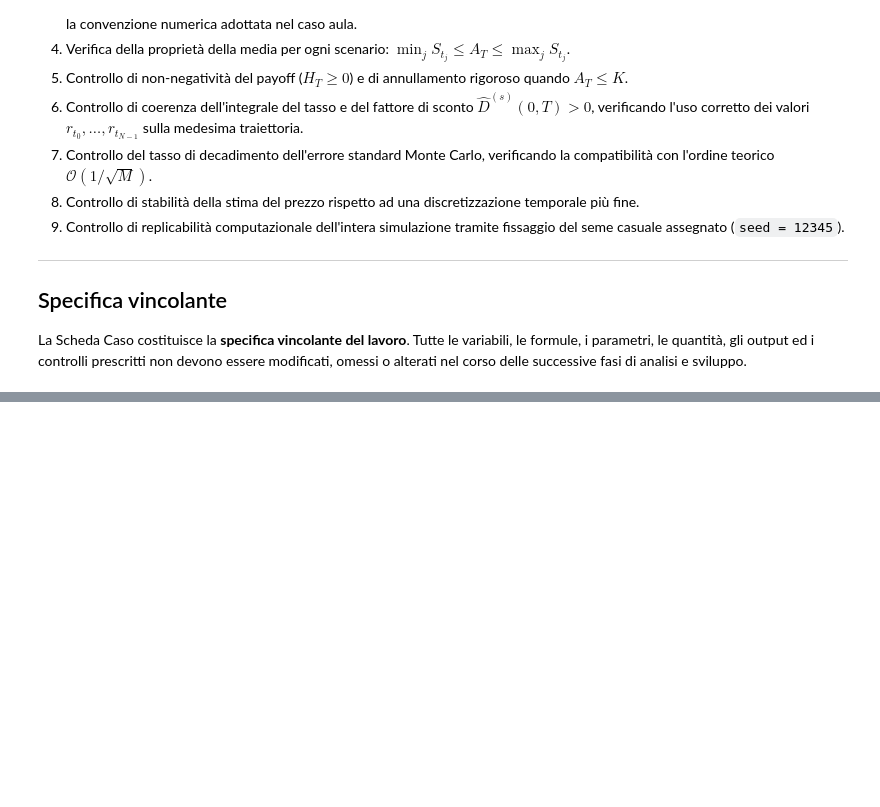
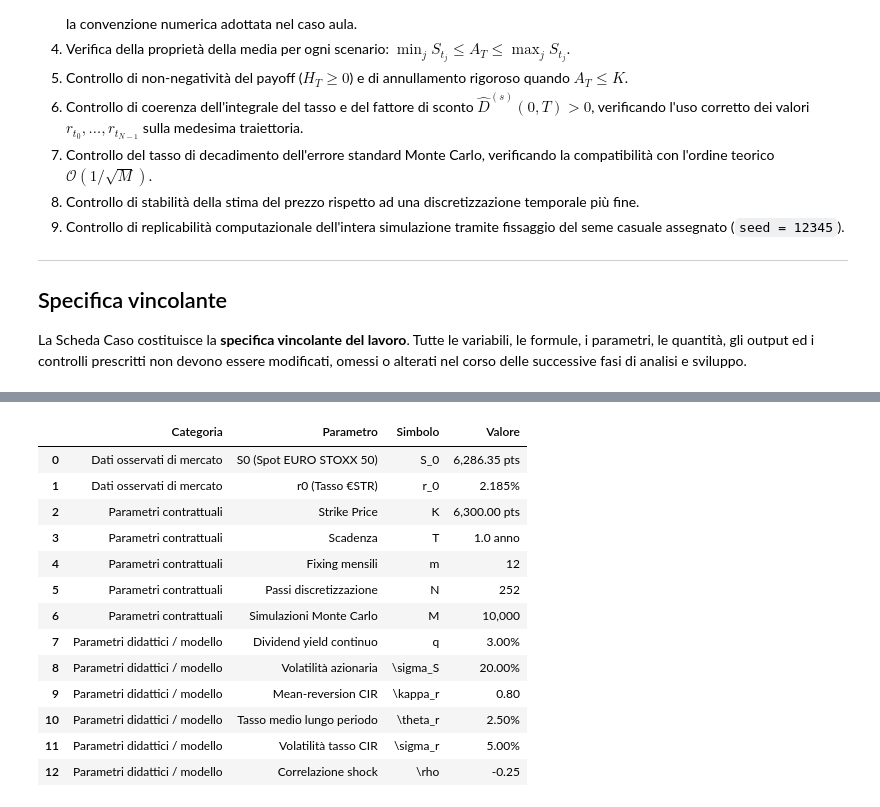
Before and after one commit to paolo-fix/CORSO-MQF, a Jupyter notebook: 04_Codice/Lez07/Lezione_07_Notebook_TakeHome_Stud2.ipynb, the cells around one changed output, grey strips where cells are left out. Drawn from its saved outputs; the diff is of its cells as text; code cells hidden in the pictures; blank space fills up the shorter version.

```diff
--- a/04_Codice/Lez07/Lezione_07_Notebook_TakeHome_Stud2.ipynb
+++ b/04_Codice/Lez07/Lezione_07_Notebook_TakeHome_Stud2.ipynb
@@ -72,0 +98,69 @@ La Scheda Caso costituisce la **specifica vincolante del lavoro**. Tutte le vari
+# %%
+# ==============================================================================
+# TAPPA 1: Inizializzazione Ambiente e Configurazione Parametri
+# ==============================================================================
+
+import numpy as np
+import pandas as pd
+import matplotlib.pyplot as plt
+
+# ------------------------------------------------------------------------------
+# 1. Impostazione del Seme di Casualità (Controllo 9)
+# ------------------------------------------------------------------------------
+SEED = 12345
+np.random.seed(SEED)
+
+# ------------------------------------------------------------------------------
+# 2. Definizione del Dizionario dei Parametri del Modello
+# ------------------------------------------------------------------------------
+params = {
+    # Dati osservati di mercato (al 27 luglio 2026)
+    'S0': 6286.35,      # Livello spot EURO STOXX 50 (punti)
+    'r0': 0.02185,      # Tasso di breve termine €STR (2.185%)
+
+    # Parametri contrattuali dell'Opzione Call Asiatica
+    'K': 6300.0,        # Strike price (punti)
+    'T': 1.0,           # Scadenza contrattuale (1 anno)
+    'm': 12,            # Numero di fixing mensili
+    'N': 252,           # Passi di discretizzazione temporale (giorni lavorativi)
+    'M': 10000,         # Numero di traiettorie Monte Carlo base
+
+    # Parametri didattici e di modello
+    'q': 0.03,          # Dividend yield continuo ipotizzato (3.0%)
+    'sigma_S': 0.20,    # Volatilità annua dell'indice EURO STOXX 50 (20.0%)
+    'kappa_r': 0.80,    # Velocità di mean-reversion del CIR
+    'theta_r': 0.025,   # Tasso medio di lungo periodo del CIR (2.5%)
+    'sigma_r': 0.05,    # Volatilità del tasso corto CIR (5.0%)
+    'rho': -0.25        # Correlazione tra shock dell'indice e del tasso
+}
+
+# Calcolo del passo temporale di discretizzazione
+params['dt'] = params['T'] / params['N']
+
+# ------------------------------------------------------------------------------
+# 3. Generazione della Tabella 1: Parametri del Caso
+# ------------------------------------------------------------------------------
+tabella_1_data = [
+    {"Categoria": "Dati osservati di mercato", "Parametro": "S0 (Spot EURO STOXX 50)", "Simbolo": "S_0", "Valore": f"{params['S0']:,.2f} pts"},
+    {"Categoria": "Dati osservati di mercato", "Parametro": "r0 (Tasso €STR)", "Simbolo": "r_0", "Valore": f"{params['r0']*100:.3f}%"},
+    {"Categoria": "Parametri contrattuali", "Parametro": "Strike Price", "Simbolo": "K", "Valore": f"{params['K']:,.2f} pts"},
+    {"Categoria": "Parametri contrattuali", "Parametro": "Scadenza", "Simbolo": "T", "Valore": f"{params['T']} anno"},
+    {"Categoria": "Parametri contrattuali", "Parametro": "Fixing mensili", "Simbolo": "m", "Valore": f"{params['m']}"},
+    {"Categoria": "Parametri contrattuali", "Parametro": "Passi discretizzazione", "Simbolo": "N", "Valore": f"{params['N']}"},
+    {"Categoria": "Parametri contrattuali", "Parametro": "Simulazioni Monte Carlo", "Simbolo": "M", "Valore": f"{params['M']:,}"},
+    {"Categoria": "Parametri didattici / modello", "Parametro": "Dividend yield continuo", "Simbolo": "q", "Valore": f"{params['q']*100:.2f}%"},
+    {"Categoria": "Parametri didattici / modello", "Parametro": "Volatilità azionaria", "Simbolo": "\\sigma_S", "Valore": f"{params['sigma_S']*100:.2f}%"},
+    {"Categoria": "Parametri didattici / modello", "Parametro": "Mean-reversion CIR", "Simbolo": "\\kappa_r", "Valore": f"{params['kappa_r']:.2f}"},
+    {"Categoria": "Parametri didattici / modello", "Parametro": "Tasso medio lungo periodo", "Simbolo": "\\theta_r", "Valore": f"{params['theta_r']*100:.2f}%"},
+    {"Categoria": "Parametri didattici / modello", "Parametro": "Volatilità tasso CIR", "Simbolo": "\\sigma_r", "Valore": f"{params['sigma_r']*100:.2f}%"},
+    {"Categoria": "Parametri didattici / modello", "Parametro": "Correlazione shock", "Simbolo": "\\rho", "Valore": f"{params['rho']:.2f}"},
+]
+
+df_tabella_1 = pd.DataFrame(tabella_1_data)
+
+print("--- TABELLA 1: PARAMETRI DEL CASO ---")
+display(df_tabella_1)
+
+# Controllo 9: Conferma fissaggio seme casuale
+print(f"\n[Controllo 9 - Replicabilità]: Seme casuale fissato correttamente a seed = {SEED}.")
+# %% [output]
@@ -72,0 +168,14 @@ La Scheda Caso costituisce la **specifica vincolante del lavoro**. Tutte le vari
+|  | Categoria | Parametro | Simbolo | Valore |
+| 0 | Dati osservati di mercato | S0 (Spot EURO STOXX 50) | S_0 | 6,286.35 pts |
+| 1 | Dati osservati di mercato | r0 (Tasso €STR) | r_0 | 2.185% |
+| 2 | Parametri contrattuali | Strike Price | K | 6,300.00 pts |
+| 3 | Parametri contrattuali | Scadenza | T | 1.0 anno |
+| 4 | Parametri contrattuali | Fixing mensili | m | 12 |
+| 5 | Parametri contrattuali | Passi discretizzazione | N | 252 |
+| 6 | Parametri contrattuali | Simulazioni Monte Carlo | M | 10,000 |
+| 7 | Parametri didattici / modello | Dividend yield continuo | q | 3.00% |
+| 8 | Parametri didattici / modello | Volatilità azionaria | \sigma_S | 20.00% |
+| 9 | Parametri didattici / modello | Mean-reversion CIR | \kappa_r | 0.80 |
+| 10 | Parametri didattici / modello | Tasso medio lungo periodo | \theta_r | 2.50% |
+| 11 | Parametri didattici / modello | Volatilità tasso CIR | \sigma_r | 5.00% |
+| 12 | Parametri didattici / modello | Correlazione shock | \rho | -0.25 |
```
Also changed, not shown: parts of 16 cells of this notebook.
